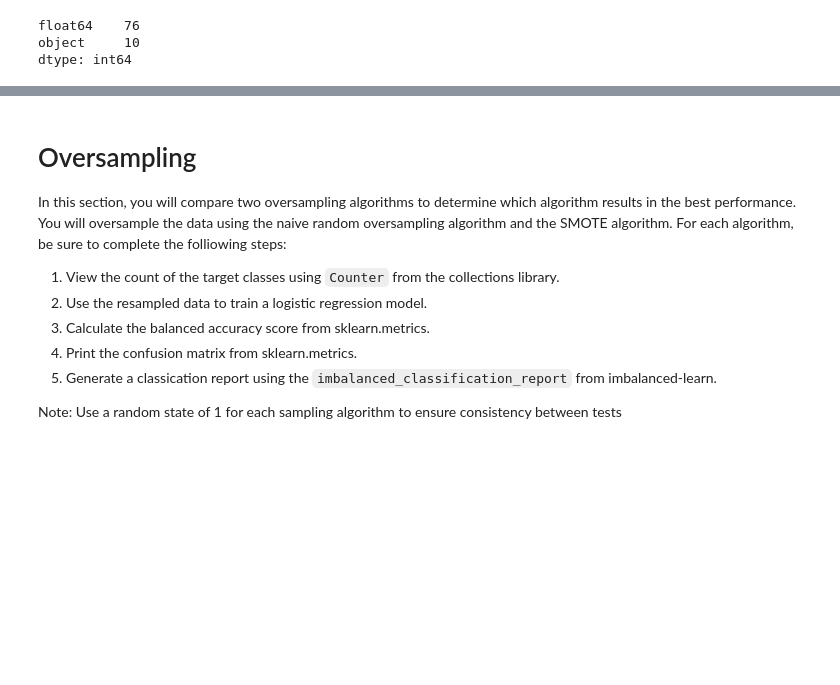
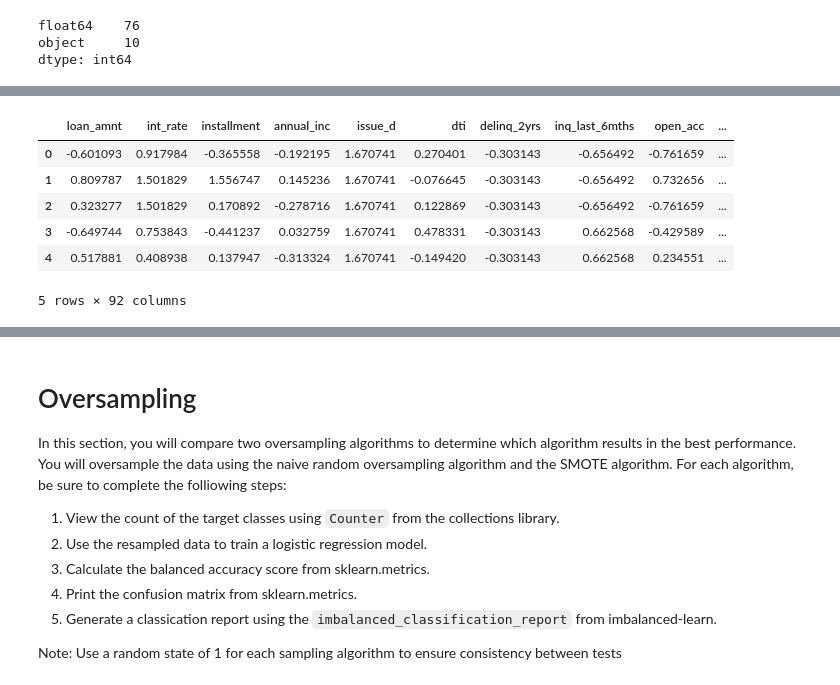
Before and after one commit to scottwesley31/Credit_Risk_Analysis, a Jupyter notebook: credit_risk_resampling.ipynb, the cells around one changed output, grey strips where cells are left out. Cells and saved outputs as stored; diff of their text form; code cells hidden in the pictures; blank space fills up the shorter version.

```diff
--- a/credit_risk_resampling.ipynb
+++ b/credit_risk_resampling.ipynb
@@ -125,0 +134,13 @@ df_binary_encoded.to_csv('df_binary_encoded.csv', index=False)
+# %%
+# Create our features
+X = df_binary_encoded.drop(columns="loan_status")
+
+# Creating the scaler instance
+from sklearn.preprocessing import StandardScaler
+data_scaler = StandardScaler()
+
+# Fitting the scaler
+X_scaled = data_scaler.fit_transform(X)
+
+# View columns
+X.columns
@@ -126 +165,40 @@ df_binary_encoded.to_csv('df_binary_encoded.csv', index=False)
+# %%
+# Convert 2D array back to Pandas dataframe
+X = pd.DataFrame(X_scaled, columns =['loan_amnt', 'int_rate', 'installment', 'annual_inc', 'issue_d', 'dti',
+       'delinq_2yrs', 'inq_last_6mths', 'open_acc', 'pub_rec', 'revol_bal',
+       'total_acc', 'out_prncp', 'out_prncp_inv', 'total_pymnt',
+       'total_pymnt_inv', 'total_rec_prncp', 'total_rec_int',
+       'total_rec_late_fee', 'recoveries', 'collection_recovery_fee',
+       'last_pymnt_amnt', 'next_pymnt_d', 'collections_12_mths_ex_med',
+       'policy_code', 'acc_now_delinq', 'tot_coll_amt', 'tot_cur_bal',
+       'open_acc_6m', 'open_act_il', 'open_il_12m', 'open_il_24m',
+       'mths_since_rcnt_il', 'total_bal_il', 'il_util', 'open_rv_12m',
+       'open_rv_24m', 'max_bal_bc', 'all_util', 'total_rev_hi_lim', 'inq_fi',
+       'total_cu_tl', 'inq_last_12m', 'acc_open_past_24mths', 'avg_cur_bal',
+       'bc_open_to_buy', 'bc_util', 'chargeoff_within_12_mths', 'delinq_amnt',
+       'mo_sin_old_il_acct', 'mo_sin_old_rev_tl_op', 'mo_sin_rcnt_rev_tl_op',
+       'mo_sin_rcnt_tl', 'mort_acc', 'mths_since_recent_bc',
+       'mths_since_recent_inq', 'num_accts_ever_120_pd', 'num_actv_bc_tl',
+       'num_actv_rev_tl', 'num_bc_sats', 'num_bc_tl', 'num_il_tl',
+       'num_op_rev_tl', 'num_rev_accts', 'num_rev_tl_bal_gt_0', 'num_sats',
+       'num_tl_120dpd_2m', 'num_tl_30dpd', 'num_tl_90g_dpd_24m',
+       'num_tl_op_past_12m', 'pct_tl_nvr_dlq', 'percent_bc_gt_75',
+       'pub_rec_bankruptcies', 'tax_liens', 'tot_hi_cred_lim',
+       'total_bal_ex_mort', 'total_bc_limit', 'total_il_high_credit_limit',
+       'home_ownership_ANY', 'home_ownership_MORTGAGE', 'home_ownership_OWN',
+       'home_ownership_RENT', 'verification_status_Not Verified',
+       'verification_status_Source Verified', 'verification_status_Verified',
+       'pymnt_plan_n', 'initial_list_status_f', 'initial_list_status_w',
+       'application_type_Individual', 'application_type_Joint App',
+       'hardship_flag_N', 'debt_settlement_flag_N'])
+
+X.head()
+# %% [output]
+|  | loan_amnt | int_rate | installment | annual_inc | issue_d | dti | delinq_2yrs | inq_last_6mths | open_acc | ... |
+| 0 | -0.601093 | 0.917984 | -0.365558 | -0.192195 | 1.670741 | 0.270401 | -0.303143 | -0.656492 | -0.761659 | ... |
+| 1 | 0.809787 | 1.501829 | 1.556747 | 0.145236 | 1.670741 | -0.076645 | -0.303143 | -0.656492 | 0.732656 | ... |
+| 2 | 0.323277 | 1.501829 | 0.170892 | -0.278716 | 1.670741 | 0.122869 | -0.303143 | -0.656492 | -0.761659 | ... |
+| 3 | -0.649744 | 0.753843 | -0.441237 | 0.032759 | 1.670741 | 0.478331 | -0.303143 | 0.662568 | -0.429589 | ... |
+| 4 | 0.517881 | 0.408938 | 0.137947 | -0.313324 | 1.670741 | -0.149420 | -0.303143 | 0.662568 | 0.234551 | ... |
+5 rows × 92 columns
 # %%
```
Also changed, not shown: parts of 7 cells of this notebook, 1 other file.
